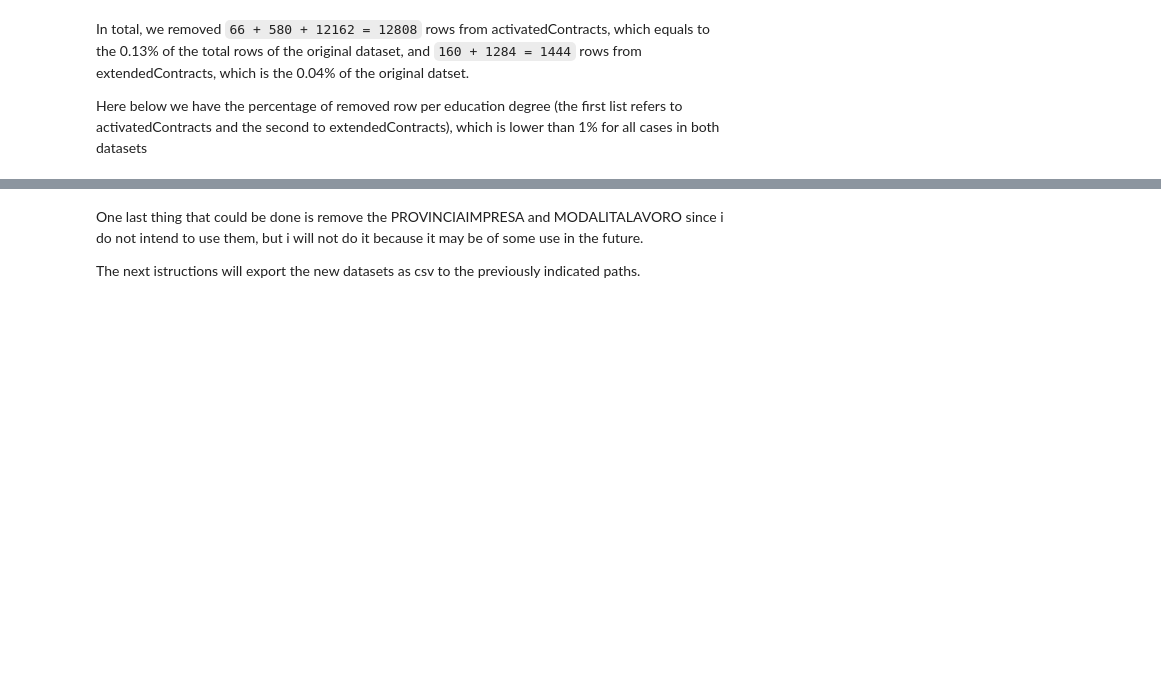
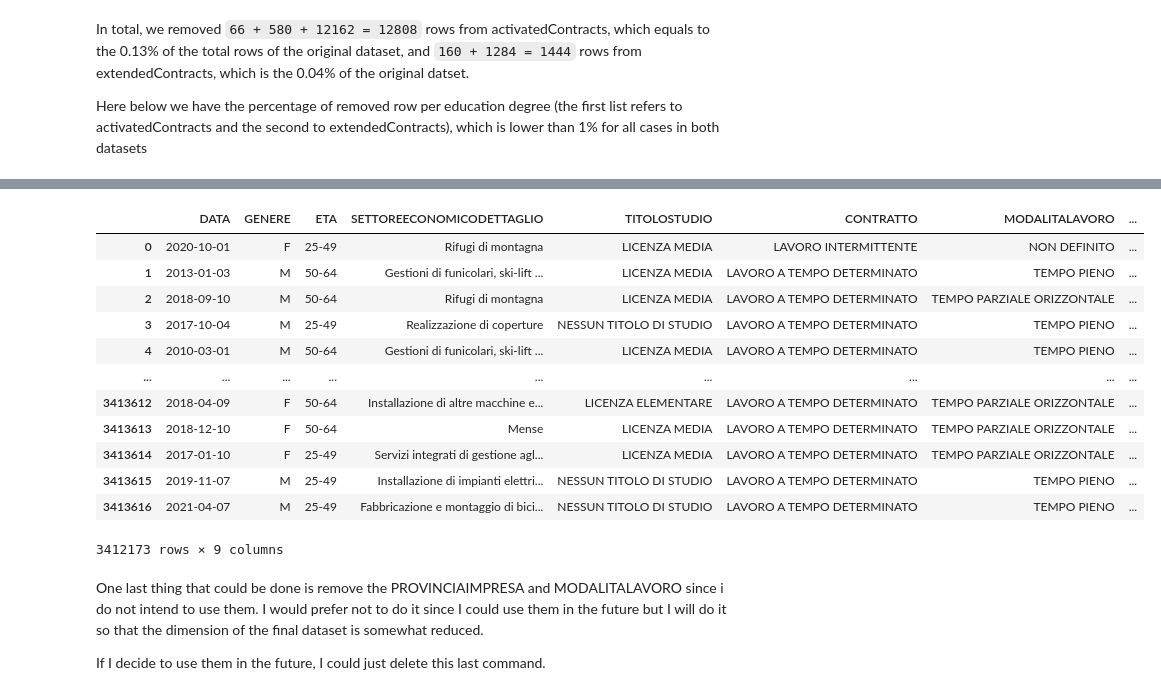
Before and after one commit to BruhZul/DataScienceLaboratory, a Jupyter notebook: Preproc/DatasetTransformation.ipynb, the cells around one changed output, grey strips where cells are left out. Saved outputs shown, nothing was run; the diff lists cells and outputs as text; code cells hidden in the pictures; blank space fills up the shorter version.

```diff
--- a/Preproc/DatasetTransformation.ipynb
+++ b/Preproc/DatasetTransformation.ipynb
@@ -206,5 +471,28 @@ print("Final lenght of extendedContracts: ", len(extendedContracts))
+# %%
+#For extendedContracts
+extendedContracts.loc[extendedContracts.ETA < 25, 'ETA'] = 0
+extendedContracts.loc[(extendedContracts.ETA > 24) & (extendedContracts.ETA < 50), 'ETA'] = 1
+extendedContracts.loc[(extendedContracts.ETA > 49) & (extendedContracts.ETA < 65), 'ETA'] = 2
+extendedContracts.loc[extendedContracts.ETA > 64, 'ETA'] = 3
+
+extendedContracts = extendedContracts.replace({0:"15-24", 1:"25-49", 2:"50-64", 3:"65 o piu'"})
+extendedContracts
+# %% [output]
+|  | DATA | GENERE | ETA | SETTOREECONOMICODETTAGLIO | TITOLOSTUDIO | CONTRATTO | MODALITALAVORO | ... |
+| 0 | 2020-10-01 | F | 25-49 | Rifugi di montagna | LICENZA MEDIA | LAVORO INTERMITTENTE | NON DEFINITO | ... |
+| 1 | 2013-01-03 | M | 50-64 | Gestioni di funicolari, ski-lift ... | LICENZA MEDIA | LAVORO A TEMPO DETERMINATO | TEMPO PIENO | ... |
+| 2 | 2018-09-10 | M | 50-64 | Rifugi di montagna | LICENZA MEDIA | LAVORO A TEMPO DETERMINATO | TEMPO PARZIALE ORIZZONTALE | ... |
+| 3 | 2017-10-04 | M | 25-49 | Realizzazione di coperture | NESSUN TITOLO DI STUDIO | LAVORO A TEMPO DETERMINATO | TEMPO PIENO | ... |
+| 4 | 2010-03-01 | M | 50-64 | Gestioni di funicolari, ski-lift ... | LICENZA MEDIA | LAVORO A TEMPO DETERMINATO | TEMPO PIENO | ... |
+| ... | ... | ... | ... | ... | ... | ... | ... | ... |
+| 3413612 | 2018-04-09 | F | 50-64 | Installazione di altre macchine e... | LICENZA ELEMENTARE | LAVORO A TEMPO DETERMINATO | TEMPO PARZIALE ORIZZONTALE | ... |
+| 3413613 | 2018-12-10 | F | 50-64 | Mense | LICENZA MEDIA | LAVORO A TEMPO DETERMINATO | TEMPO PARZIALE ORIZZONTALE | ... |
+| 3413614 | 2017-01-10 | F | 25-49 | Servizi integrati di gestione agl... | LICENZA MEDIA | LAVORO A TEMPO DETERMINATO | TEMPO PARZIALE ORIZZONTALE | ... |
+| 3413615 | 2019-11-07 | M | 25-49 | Installazione di impianti elettri... | NESSUN TITOLO DI STUDIO | LAVORO A TEMPO DETERMINATO | TEMPO PIENO | ... |
+| 3413616 | 2021-04-07 | M | 25-49 | Fabbricazione e montaggio di bici... | NESSUN TITOLO DI STUDIO | LAVORO A TEMPO DETERMINATO | TEMPO PIENO | ... |
+3412173 rows × 9 columns
 # %% [markdown]
-One last thing that could be done is remove the PROVINCIAIMPRESA and MODALITALAVORO since i do not intend to use them, but i will
-not do it because it may be of some use in the future.
+One last thing that could be done is remove the PROVINCIAIMPRESA and MODALITALAVORO since i do not intend to use them.
+I would prefer not to do it since I could use them in the future but I will do it so that the dimension of the final dataset is somewhat reduced.
 
-The next istructions will export the new datasets as csv to the previously indicated paths.
+If I decide to use them in the future, I could just delete this last command.
```
Also changed, not shown: parts of 39 cells of this notebook.
